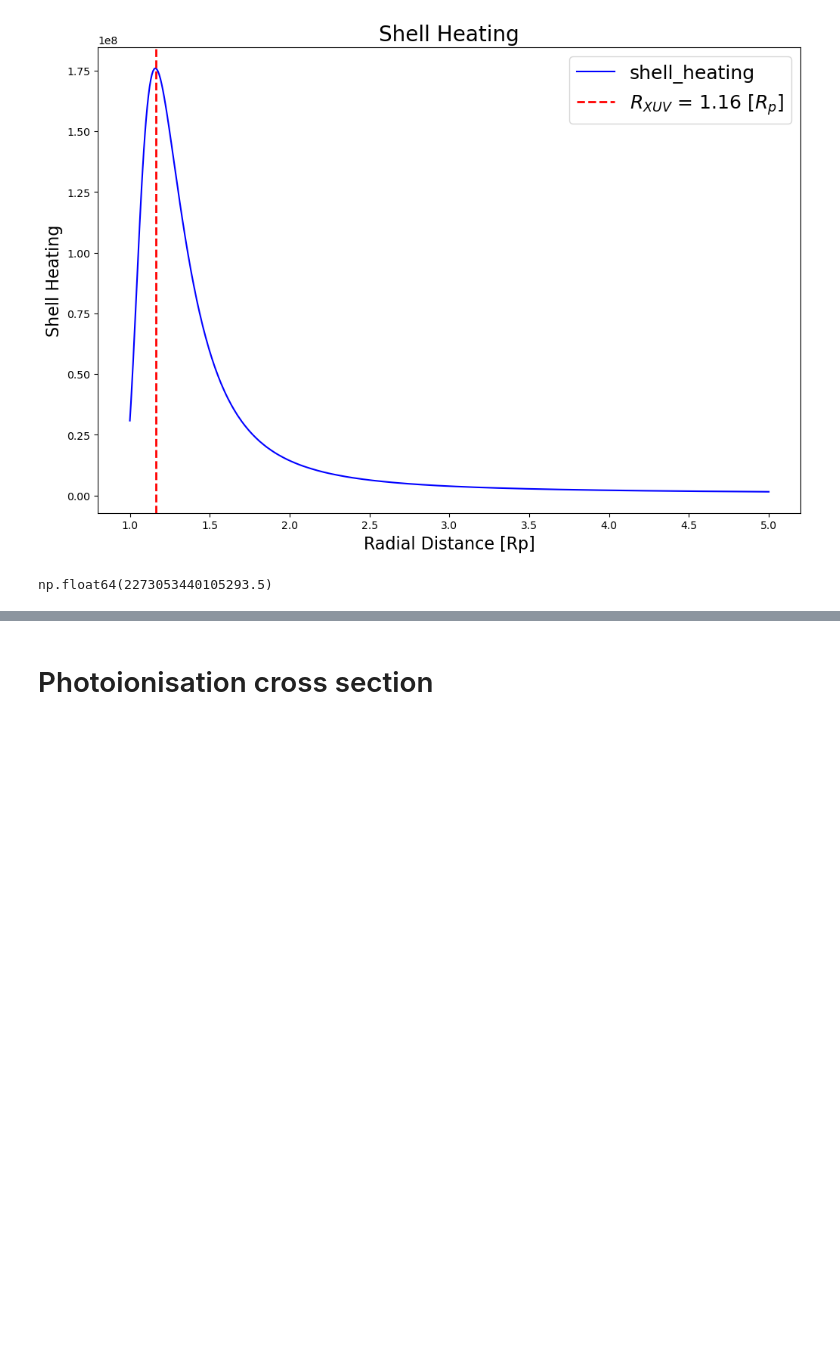
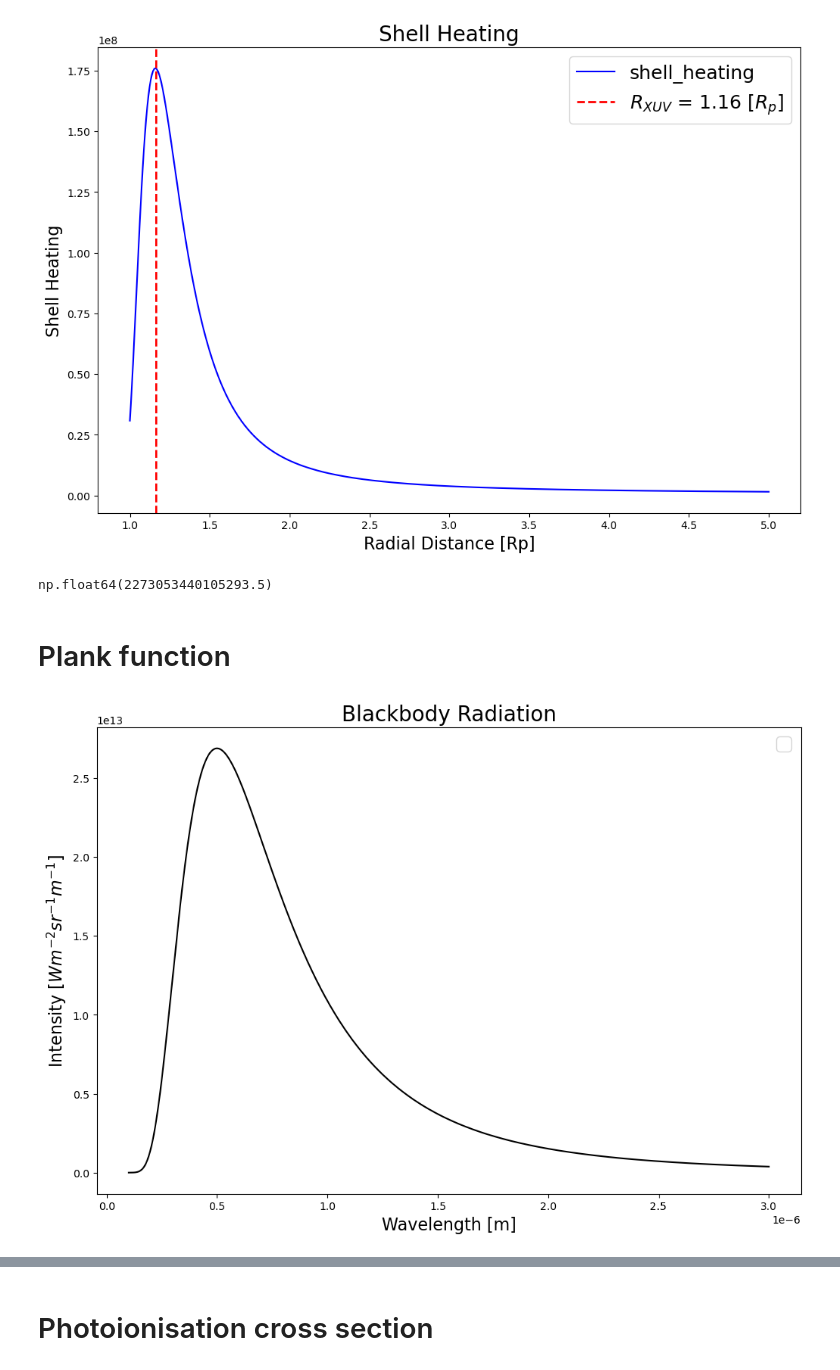
Before and after one commit to shih-jim/escape, a Jupyter notebook: energy_conservation.ipynb, the cells around one changed output, grey strips where cells are left out. Drawn from its saved outputs; the diff is of its cells as text; code cells hidden in the pictures; blank space fills up the shorter version.

Commit message:
Adding Blackbody function to calculate flux in the integrated UV range

```diff
--- a/energy_conservation.ipynb
+++ b/energy_conservation.ipynb
@@ -125,3 +126,47 @@ plt.show()
 Q_global
 # %% [output]
 np.float64(2273053440105293.5)
+# %% [markdown]
+# Plank function
+# %%
+def planck_function(T,wavelength):
+    """
+    Planck function in wavelengh form. This function calculates the spectal radiance of a  body at a given temperature and wavelength.
+    In other words, this is the surface brightness or the intensity on the surface of the light emitting object.
+
+    Parameters
+    ----------
+    T : float
+        Temperature in [K].
+    wavelength : float
+        Wavelength in [m].
+
+    Returns
+    -------
+    planck_function : float
+        Planck function in [W/m^2/sr/m].
+    """
+
+    ### import constants
+    h = tools.h
+    c = tools.c
+    kB = tools.kB
+
+    ### calculate Planck function
+    planck_function = (2*h*c**2)/(wavelength**5) * 1/ (np.exp((h*c)/(wavelength*kB*T)) - 1)
+
+    return planck_function
+# %%
+lambda_range = np.linspace(100e-9, 3000e-9,1000)
+T_star = 5800
+BB_lambda = planck_function(T_star, lambda_range)
+
+plt.figure(figsize=(12, 8))
+plt.plot(lambda_range, BB_lambda, color='black')
+plt.title('Blackbody Radiation', fontsize=20)
+plt.xlabel(r'Wavelength [m]', fontsize=16)
+plt.ylabel(r'Intensity [$W m^{-2} sr^{-1} m^{-1}$]', fontsize=16)
+plt.legend(fontsize=18)
+plt.show()
+# %% [output]
+[figure, added]
```
Also changed, not shown: parts of 6 cells of this notebook, 1 other file.
